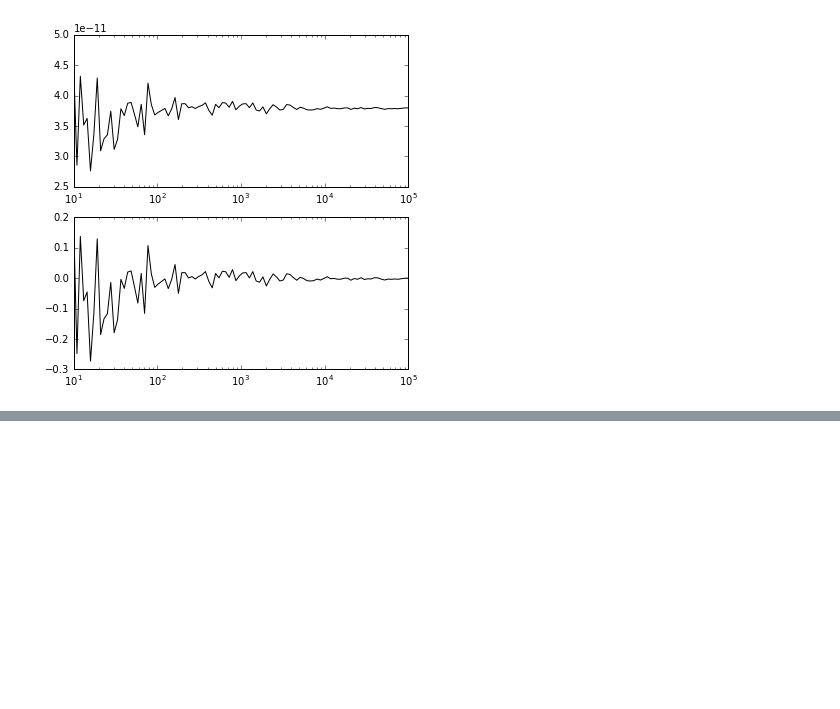
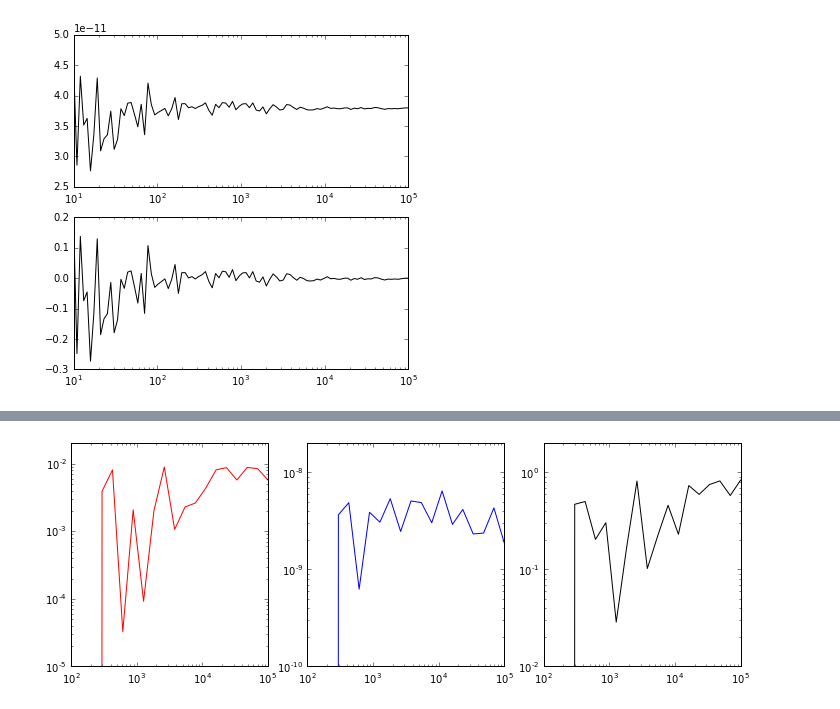
Before and after one commit to astroJeff/gaia_binaries, a Jupyter notebook: notebooks/Convergence Testing.ipynb, the cells around one changed output, grey strips where cells are left out. Saved outputs shown, nothing was run; the diff lists cells and outputs as text; code cells hidden in the pictures; blank space fills up the shorter version.

```diff
--- a/notebooks/Convergence Testing.ipynb
+++ b/notebooks/Convergence Testing.ipynb
@@ -143,0 +219,19 @@ plt.show()
+# %%
+import types
+
+ntot = 20
+num_samples = (10**np.linspace(2, 5, ntot)).astype('i8')
+prob_posterior = np.zeros(ntot)
+prob_binary = np.zeros(ntot)
+prob_random = np.zeros(ntot)
+
+
+for i, n in zip(np.arange(ntot), num_samples):
+    prob_out = P_posterior.match_binaries(tgas_full, sys_start=50007, subsample=1,
+                                          size_integrate_full=n, size_integrate_plx=n)
+
+    if prob_out.shape == (0,): continue
+
+    prob_posterior[i] = prob_out['P_posterior'][0]
+    prob_binary[i] = prob_out['P_binary'][0]
+    prob_random[i] = prob_out['P_random'][0]
@@ -143,0 +256,18 @@ plt.show()
+# %%
+fig, ax = plt.subplots(1, 3, figsize=(12,4))
+
+ax[0].plot(num_samples, prob_binary, color='r')
+ax[1].plot(num_samples, prob_random, color='b')
+ax[2].plot(num_samples, prob_posterior, color='k')
+
+for a in ax:
+    a.set_xscale('log')
+    a.set_yscale('log')
+
+ax[0].set_ylim(1.0e-5, 2.0e-2)
+ax[1].set_ylim(1.0e-10, 2.0e-8)
+ax[2].set_ylim(1.0e-2, 2.0)
+
+plt.show()
+# %% [output]
+[figure, added]
```
Also changed, not shown: parts of 6 cells of this notebook, 2 other files.
